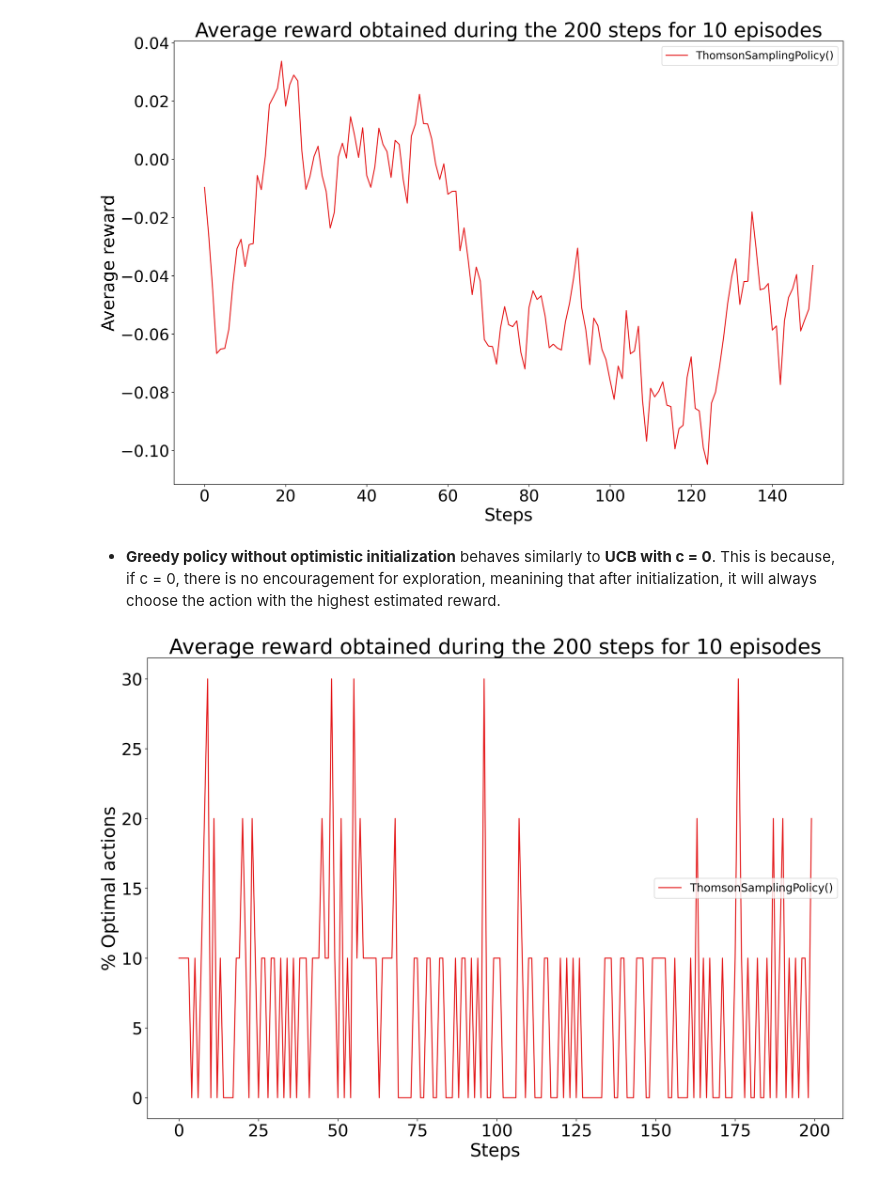
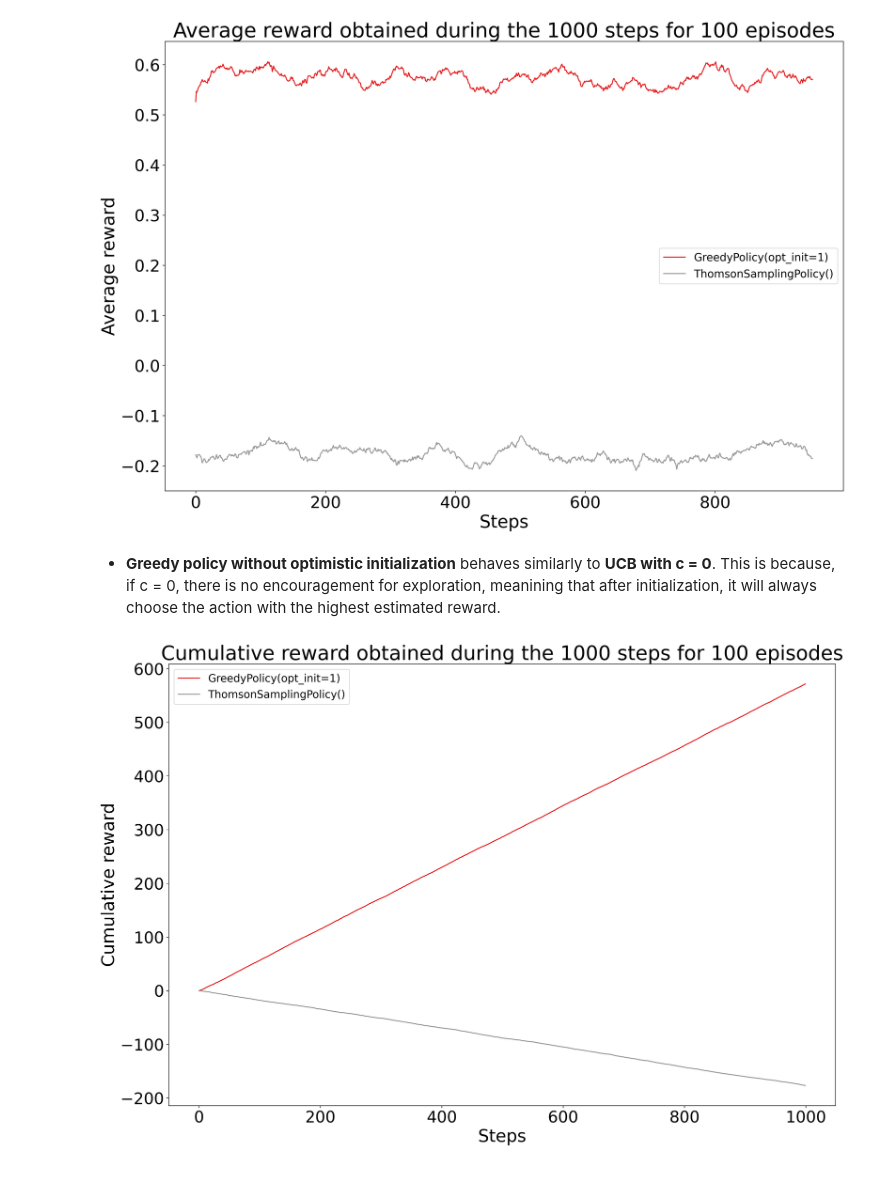
Before and after one commit to danielaLopes/pymab, a Jupyter notebook: examples/thomson_sampling.ipynb, the cells around one changed output. Drawn from its saved outputs; the diff is of its cells as text; code cells hidden in the pictures.

Commit message:
Fixes in plots, thomson sampling reward still not working

```diff
--- a/examples/thomson_sampling.ipynb
+++ b/examples/thomson_sampling.ipynb
@@ -12,17 +5,25 @@ DEBUG:matplotlib.font_manager:Using fontManager instance from /Users/dlopes/.mat
 # %%
+from pymab.policies.greedy import GreedyPolicy
+
 # Define Q-values, which are the true values of the bandits
 #Q_values = np.array([0.1, 0.5, -0.2, 0.4, 0.7, 0.45, 0.3, 0.2, 0.05, -0.1])
-n_bandits = 10
+n_bandits = 3
 
 thomson_sampling = ThomsonSamplingPolicy(n_bandits=n_bandits)
+greedy = GreedyPolicy(optimistic_initilization=1,
+                      n_bandits=n_bandits)
+
+Q_values = [-0.3, 0.7, 0.1]
 # %%
 # Setup the game
-game = Game(n_episodes=10,
-            n_steps=200,
+game = Game(n_episodes=100,
+            n_steps=1000,
             policies=[
+                    greedy,
                     thomson_sampling
                 ],
             n_bandits=n_bandits,
+            Q_values=Q_values,
             is_stationary=False
             )
 
@@ -71,10 +37,10 @@ DEBUG:matplotlib.font_manager:findfont: score(FontEntry(fname='/System/Library/F
 # %%
-game.plot_average_reward_smoothed()
+game.plot_average_reward_by_step_smoothed()
 # %% [output]
-[figure, old version]
+[figure, new version]
 # %% [markdown]
 * **Greedy policy without optimistic initialization** behaves similarly to **UCB with c = 0**. This is because, if c = 0, there is no encouragement for exploration, meanining that after initialization, it will always choose the action with the highest estimated reward.
 # %%
-game.plot_rate_optimal_actions()
+game.plot_total_reward_by_step()
 # %% [output]
-[figure, old version]
+[figure, new version]
```
Also changed, not shown: parts of 4 cells of this notebook, 5 other files.
